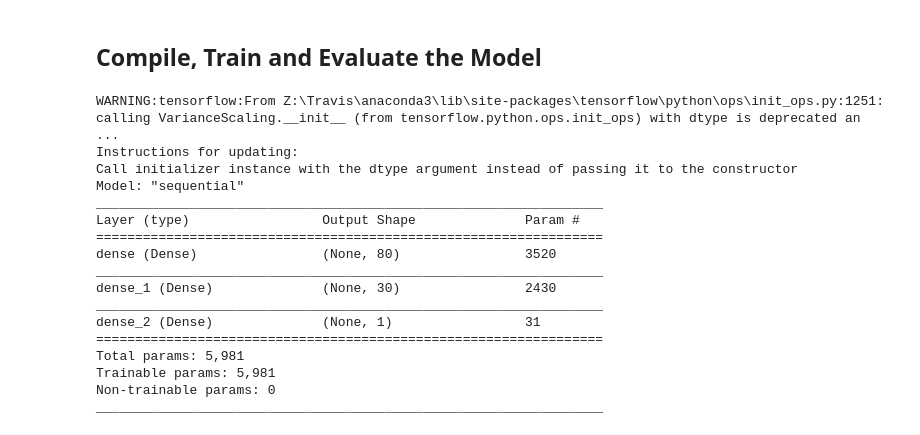
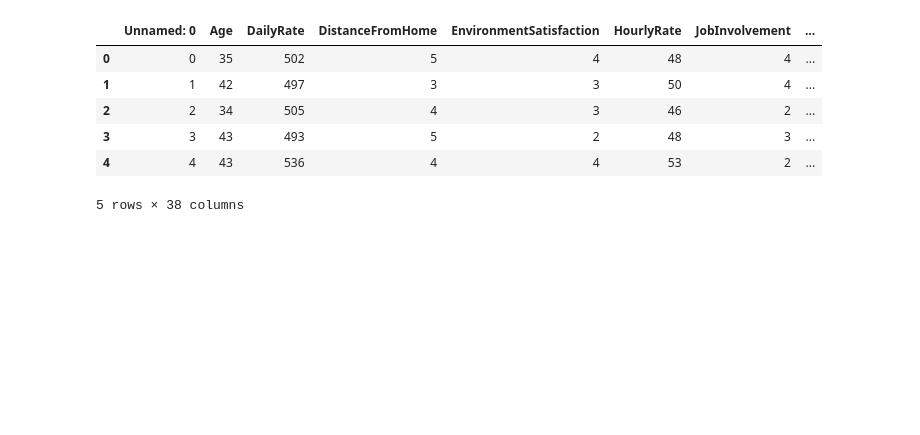
Before and after one commit to dilqvl62/deep-learning-challenge, a Jupyter notebook: alphabet_soup_charity.ipynb, the cells around one changed output. Drawn from its saved outputs; the diff is of its cells as text; code cells hidden in the pictures; blank space fills up the shorter version.

```diff
--- a/alphabet_soup_charity.ipynb
+++ b/alphabet_soup_charity.ipynb
@@ -41 +27,4 @@ application_df
+# %%
+# Generate our categorical variable lists
+attrition_cat = attrition_df.dtypes[attrition_df.dtypes == "object"].index.tolist()
 # %%
@@ -167,0 +44,10 @@ dummies.head()
+# %%
+# Create a OneHotEncoder instance
+enc = OneHotEncoder(sparse=False)
+
+# Fit and transform the OneHotEncoder using the categorical variable list
+encode_df = pd.DataFrame(enc.fit_transform(attrition_df[attrition_cat]))
+
+# Add the encoded variable names to the dataframe
+encode_df.columns = enc.get_feature_names(attrition_cat)
+encode_df.head()
@@ -168,2 +62,15 @@ dummies.head()
+# %%
+# Merge one-hot encoded features and drop the originals
+attrition_df = attrition_df.merge(encode_df,left_index=True, right_index=True)
+attrition_df = attrition_df.drop(attrition_cat,1)
+attrition_df.head()
+# %% [output]
+|  | Unnamed: 0 | Age | DailyRate | DistanceFromHome | EnvironmentSatisfaction | HourlyRate | JobInvolvement | ... |
+| 0 | 0 | 35 | 502 | 5 | 4 | 48 | 4 | ... |
+| 1 | 1 | 42 | 497 | 3 | 3 | 50 | 4 | ... |
+| 2 | 2 | 34 | 505 | 4 | 3 | 46 | 2 | ... |
+| 3 | 3 | 43 | 493 | 5 | 2 | 48 | 3 | ... |
+| 4 | 4 | 43 | 536 | 4 | 4 | 53 | 2 | ... |
+5 rows × 38 columns
 # %%
 # Split our preprocessed data into our features and target arrays
@@ -181,40 +89,3 @@ X_scaler = scaler.fit(X_train)
 # Scale the data
 X_train_scaled = X_scaler.transform(X_train)
 X_test_scaled = X_scaler.transform(X_test)
-# %% [markdown]
-## Compile, Train and Evaluate the Model
-# %%
-# Define the model - deep neural net, i.e., the number of input features and hidden nodes for each layer.
-#  YOUR CODE GOES HERE
-
-nn = tf.keras.models.Sequential()
-
-# First hidden layer
-#  YOUR CODE GOES HERE
-
-# Second hidden layer
-#  YOUR CODE GOES HERE
-
-# Output layer
-#  YOUR CODE GOES HERE
-
-# Check the structure of the model
-nn.summary()
-# %% [output]
-WARNING:tensorflow:From Z:\Travis\anaconda3\lib\site-packages\tensorflow\python\ops\init_ops.py:1251: calling VarianceScaling.__init__ (from tensorflow.python.ops.init_ops) with dtype is deprecated an ...
-Instructions for updating:
-Call initializer instance with the dtype argument instead of passing it to the constructor
-Model: "sequential"
-_________________________________________________________________
-Layer (type)                 Output Shape              Param #
-=================================================================
-dense (Dense)                (None, 80)                3520
-_________________________________________________________________
-dense_1 (Dense)              (None, 30)                2430
-_________________________________________________________________
-dense_2 (Dense)              (None, 1)                 31
-=================================================================
-Total params: 5,981
-Trainable params: 5,981
-Non-trainable params: 0
-_________________________________________________________________
```
Also changed, not shown: parts of 19 cells of this notebook.
